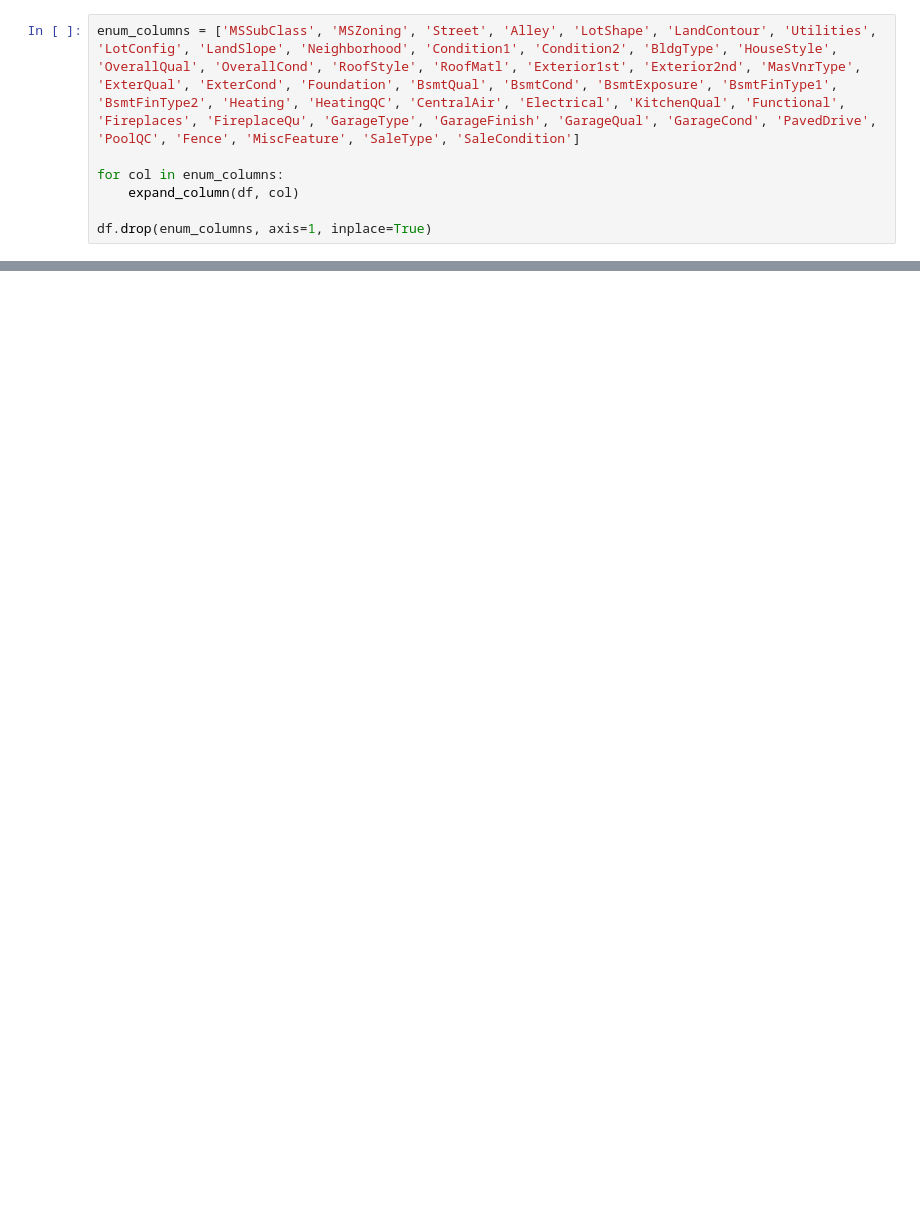
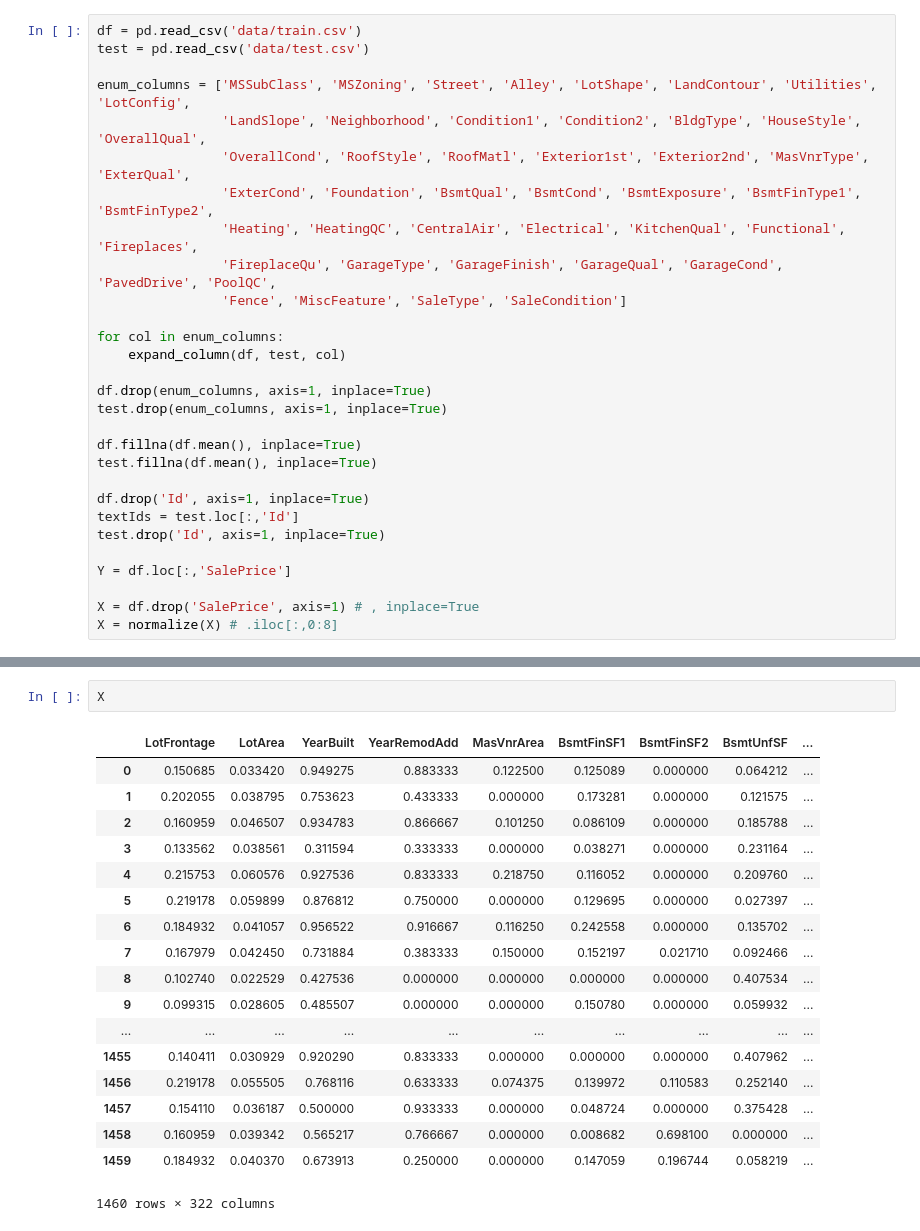
Before and after one commit to tarkhanov/ML, a Jupyter notebook: HousePrices/Python3.ipynb, the cells around one changed output, grey strips where cells are left out. Cells and saved outputs as stored; diff of their text form; blank space fills up the shorter version.

```diff
--- a/HousePrices/Python3.ipynb
+++ b/HousePrices/Python3.ipynb
@@ -14,7 +29,29 @@ df = pd.read_csv('data/train.csv')
 # %%
-enum_columns = ['MSSubClass', 'MSZoning', 'Street', 'Alley', 'LotShape', 'LandContour', 'Utilities', 'LotConfig', 'LandSlope', 'Neighborhood', 'Condition1', 'Condition2', 'BldgType', 'HouseStyle', 'OverallQual', 'OverallCond', 'RoofStyle', 'RoofMatl', 'Exterior1st', 'Exterior2nd', 'MasVnrType', 'ExterQual', 'ExterCond', 'Foundation', 'BsmtQual', 'BsmtCond', 'BsmtExposure', 'BsmtFinType1', 'BsmtFinType2', 'Heating', 'HeatingQC', 'CentralAir', 'Electrical', 'KitchenQual', 'Functional', 'Fireplaces', 'FireplaceQu', 'GarageType', 'GarageFinish', 'GarageQual', 'GarageCond', 'PavedDrive', 'PoolQC', 'Fence', 'MiscFeature', 'SaleType', 'SaleCondition']
+df = pd.read_csv('data/train.csv')
+test = pd.read_csv('data/test.csv')
+
+enum_columns = ['MSSubClass', 'MSZoning', 'Street', 'Alley', 'LotShape', 'LandContour', 'Utilities', 'LotConfig',
+                'LandSlope', 'Neighborhood', 'Condition1', 'Condition2', 'BldgType', 'HouseStyle', 'OverallQual',
+                'OverallCond', 'RoofStyle', 'RoofMatl', 'Exterior1st', 'Exterior2nd', 'MasVnrType', 'ExterQual',
+                'ExterCond', 'Foundation', 'BsmtQual', 'BsmtCond', 'BsmtExposure', 'BsmtFinType1', 'BsmtFinType2',
+                'Heating', 'HeatingQC', 'CentralAir', 'Electrical', 'KitchenQual', 'Functional', 'Fireplaces',
+                'FireplaceQu', 'GarageType', 'GarageFinish', 'GarageQual', 'GarageCond', 'PavedDrive', 'PoolQC',
+                'Fence', 'MiscFeature', 'SaleType', 'SaleCondition']
 
 for col in enum_columns:
-    expand_column(df, col)
+    expand_column(df, test, col)
 
 df.drop(enum_columns, axis=1, inplace=True)
+test.drop(enum_columns, axis=1, inplace=True)
+
+df.fillna(df.mean(), inplace=True)
+test.fillna(df.mean(), inplace=True)
+
+df.drop('Id', axis=1, inplace=True)
+textIds = test.loc[:,'Id']
+test.drop('Id', axis=1, inplace=True)
+
+Y = df.loc[:,'SalePrice']
+
+X = df.drop('SalePrice', axis=1) # , inplace=True
+X = normalize(X) # .iloc[:,0:8]
@@ -86,0 +66,21 @@ TypeError: '(0     True
+# %%
+X
+# %% [output]
+|  | LotFrontage | LotArea | YearBuilt | YearRemodAdd | MasVnrArea | BsmtFinSF1 | BsmtFinSF2 | BsmtUnfSF | ... |
+| 0 | 0.150685 | 0.033420 | 0.949275 | 0.883333 | 0.122500 | 0.125089 | 0.000000 | 0.064212 | ... |
+| 1 | 0.202055 | 0.038795 | 0.753623 | 0.433333 | 0.000000 | 0.173281 | 0.000000 | 0.121575 | ... |
+| 2 | 0.160959 | 0.046507 | 0.934783 | 0.866667 | 0.101250 | 0.086109 | 0.000000 | 0.185788 | ... |
+| 3 | 0.133562 | 0.038561 | 0.311594 | 0.333333 | 0.000000 | 0.038271 | 0.000000 | 0.231164 | ... |
+| 4 | 0.215753 | 0.060576 | 0.927536 | 0.833333 | 0.218750 | 0.116052 | 0.000000 | 0.209760 | ... |
+| 5 | 0.219178 | 0.059899 | 0.876812 | 0.750000 | 0.000000 | 0.129695 | 0.000000 | 0.027397 | ... |
+| 6 | 0.184932 | 0.041057 | 0.956522 | 0.916667 | 0.116250 | 0.242558 | 0.000000 | 0.135702 | ... |
+| 7 | 0.167979 | 0.042450 | 0.731884 | 0.383333 | 0.150000 | 0.152197 | 0.021710 | 0.092466 | ... |
+| 8 | 0.102740 | 0.022529 | 0.427536 | 0.000000 | 0.000000 | 0.000000 | 0.000000 | 0.407534 | ... |
+| 9 | 0.099315 | 0.028605 | 0.485507 | 0.000000 | 0.000000 | 0.150780 | 0.000000 | 0.059932 | ... |
+| ... | ... | ... | ... | ... | ... | ... | ... | ... | ... |
+| 1455 | 0.140411 | 0.030929 | 0.920290 | 0.833333 | 0.000000 | 0.000000 | 0.000000 | 0.407962 | ... |
+| 1456 | 0.219178 | 0.055505 | 0.768116 | 0.633333 | 0.074375 | 0.139972 | 0.110583 | 0.252140 | ... |
+| 1457 | 0.154110 | 0.036187 | 0.500000 | 0.933333 | 0.000000 | 0.048724 | 0.000000 | 0.375428 | ... |
+| 1458 | 0.160959 | 0.039342 | 0.565217 | 0.766667 | 0.000000 | 0.008682 | 0.698100 | 0.000000 | ... |
+| 1459 | 0.184932 | 0.040370 | 0.673913 | 0.250000 | 0.000000 | 0.147059 | 0.196744 | 0.058219 | ... |
+1460 rows × 322 columns
```
Also changed, not shown: parts of 11 cells of this notebook.
